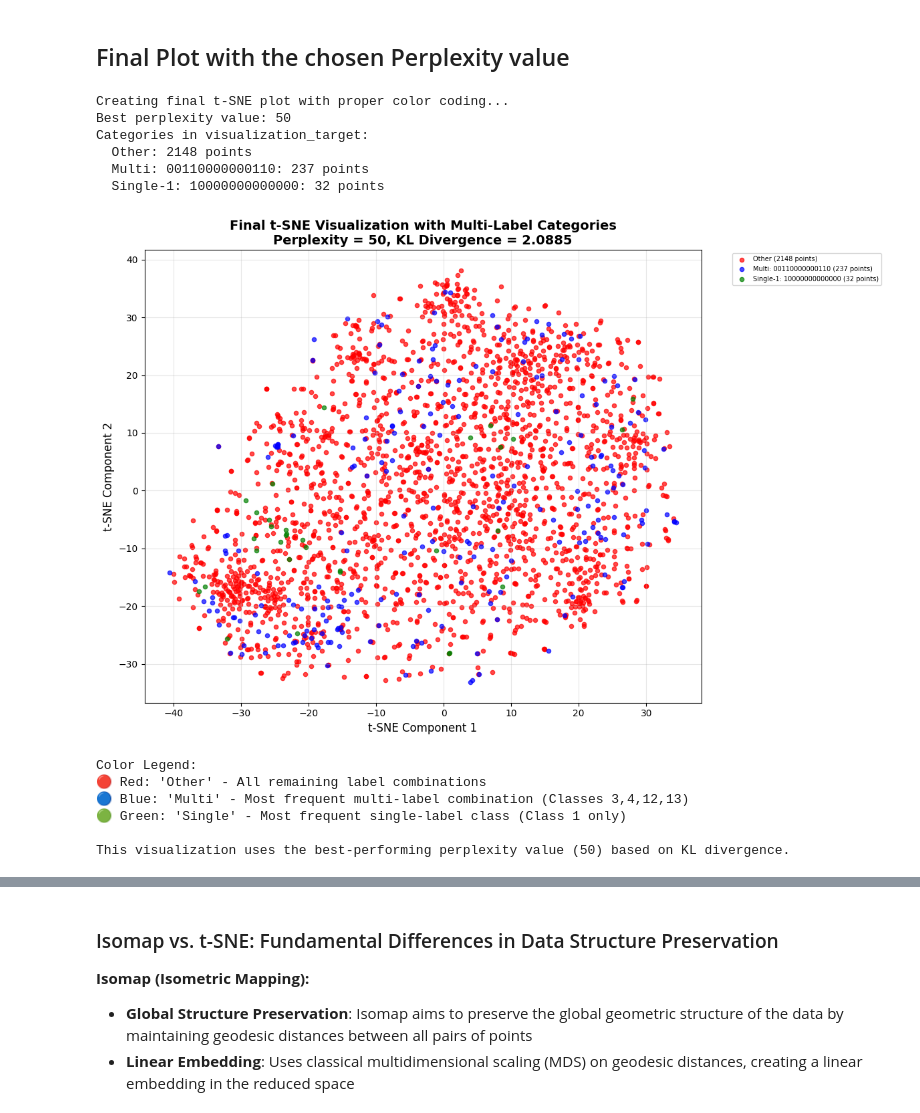
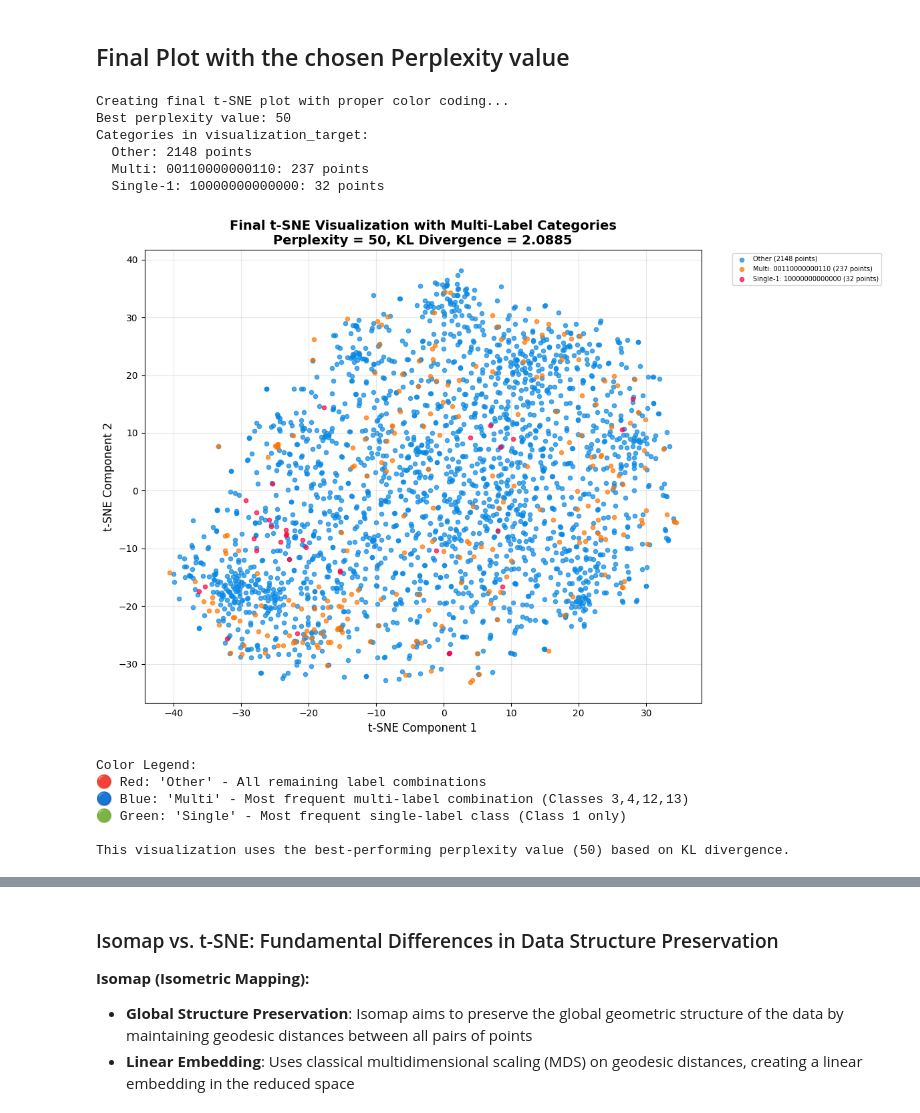
Before and after one commit to ha-rish-23/assignment-5-ha-rish-23, a Jupyter notebook: solution.ipynb, the cells around one changed output, grey strips where cells are left out. Drawn from its saved outputs; the diff is of its cells as text; code cells hidden in the pictures.

```diff
--- a/solution.ipynb
+++ b/solution.ipynb
@@ -54,7 +49,11 @@ Number of labels: 14
 ### Label Selection for visualization
 # %%
 # Create label combinations as strings for easier analysis
-Y_combinations = Y.apply(lambda row: ''.join(row.astype(str)), axis=1)
+Y_combinations = []
+for index, row in Y.iterrows():
+    label_string = ''.join(row.astype(str))
+    Y_combinations.append(label_string)
+Y_combinations = pd.Series(Y_combinations)
 
 # Count frequency of each label combination
 combination_counts = Y_combinations.value_counts()
@@ -80,9 +79,9 @@ print("Most frequent multi-label combinations:")
 print(multi_label_counts.head(5))
 print()
 
-# Get the two most frequent single-label classes
+# Get the most frequent single-label classes
 top_single_labels = single_label_counts.head(5).index.tolist()
-print(f"Top 2 single-label classes: {top_single_labels}")
+print(f"Top single-label classes: {top_single_labels}")
 
 # Get the most frequent multi-label combination
 top_multi_label = multi_label_counts.index[0] if len(multi_label_counts) > 0 else None
@@ -279,7 +287,7 @@ Perplexity 50:
 fig, axes = plt.subplots(3, 3, figsize=(18, 18))
 fig.suptitle('t-SNE Embeddings with Different Perplexity Values (3x3 Grid)', fontsize=20, fontweight='bold')
 
-colors = ['red', 'blue', 'green', 'orange']
+colors = ["#0788e4", "#ff7700", "#ff0040", "#3bd627"]
 color_map = {cat: colors[i] for i, cat in enumerate(visualization_target.unique())}
 
 # Flatten axes for easier indexing
@@ -374,50 +382,43 @@ best_kl_div = tsne_results[best_perp]['kl_divergence']
 # Create the final plot with distinct colors
 plt.figure(figsize=(12, 8))
 
-# Define colors for each category
-colors_dict = {
-    'Other': 'red',
-    'Multi: 00110000000110': 'blue',
-    'Single-1: 10000000000000': 'green'
-}
-
 # Plot each category separately
 for category in visualization_target.unique():
     mask = visualization_target == category
-    color = colors_dict.get(category, 'orange')
+    color = color_map.get(category, 'orange')
     count = mask.sum()
 
     plt.scatter(
         best_embedding[mask, 0],
         best_embedding[mask, 1],
-        c=color,
+        c=color_map[category],
         label=f"{category} ({count} points)",
         alpha=0.7,
         s=20
     )
 
 plt.title(f"Final t-SNE Visualization with Multi-Label Categories\nPerplexity = {best_perp}, KL Divergence = {best_kl_div:.4f}",
           fontsize=14, fontweight='bold')
 plt.xlabel("t-SNE Component 1", fontsize=12)
 plt.ylabel("t-SNE Component 2", fontsize=12)
 plt.legend(bbox_to_anchor=(1.05, 1), loc='upper left', fontsize=7)
 plt.grid(True, alpha=0.3)
 plt.tight_layout()
 plt.show()
 
 print("\nColor Legend:")
 print("🔴 Red: 'Other' - All remaining label combinations")
 print("🔵 Blue: 'Multi' - Most frequent multi-label combination (Classes 3,4,12,13)")
 print("🟢 Green: 'Single' - Most frequent single-label class (Class 1 only)")
 print(f"\nThis visualization uses the best-performing perplexity value ({best_perp}) based on KL divergence.")
 # %% [output]
 Creating final t-SNE plot with proper color coding...
 Best perplexity value: 50
 Categories in visualization_target:
   Other: 2148 points
   Multi: 00110000000110: 237 points
   Single-1: 10000000000000: 32 points
-[figure, old version]
+[figure, new version]
 Color Legend:
 🔴 Red: 'Other' - All remaining label combinations
 🔵 Blue: 'Multi' - Most frequent multi-label combination (Classes 3,4,12,13)
```
Also changed, not shown: parts of 15 cells of this notebook, 1 other file.
